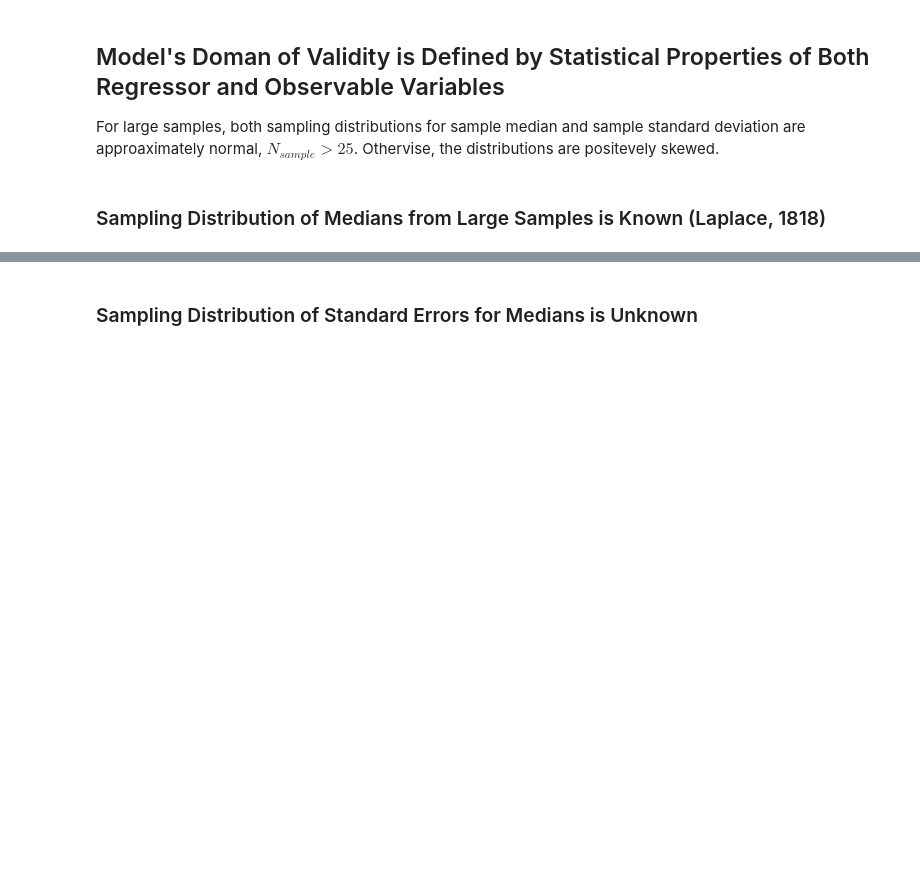
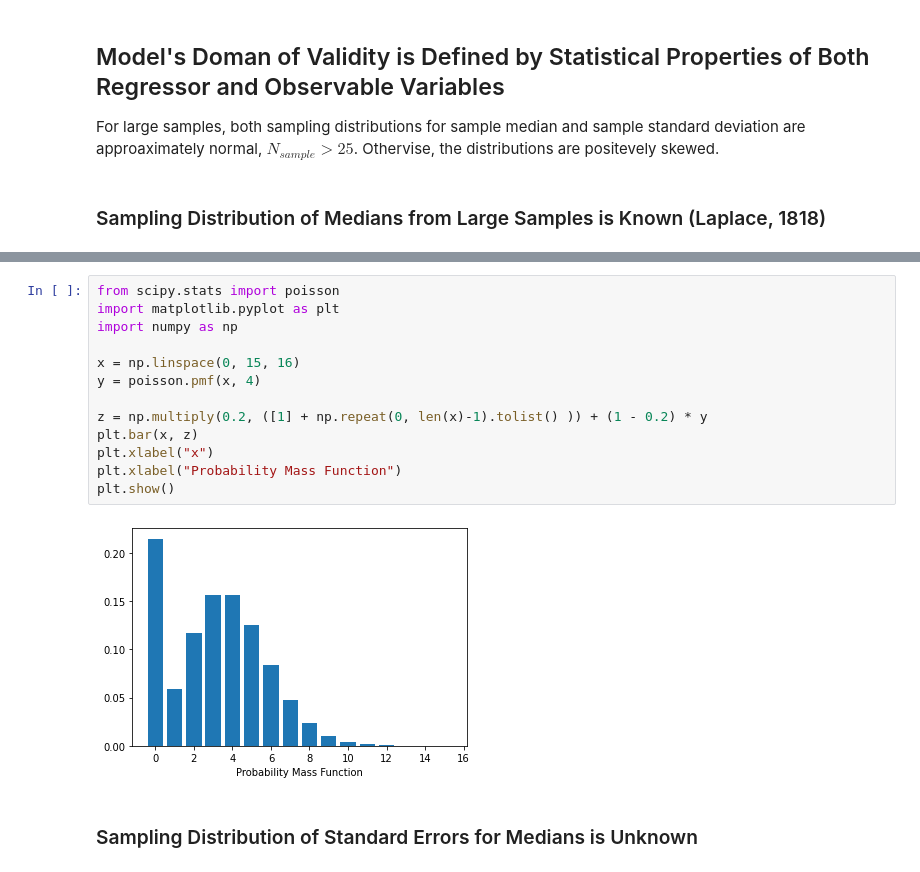
Before and after one commit to evgeni-nikolaev/Springboard, a Jupyter notebook: UNIT_11_5_Springboard_Cortisol_EDA.ipynb, the cells around one changed output, grey strips where cells are left out. Cells and saved outputs as stored; diff of their text form; blank space fills up the shorter version.

```diff
--- a/UNIT_11_5_Springboard_Cortisol_EDA.ipynb
+++ b/UNIT_11_5_Springboard_Cortisol_EDA.ipynb
@@ -782,3 +800,18 @@ Here, $\mathcal{NB}(\cdot, \cdot)$, $\mathcal{LN}(\cdot, \cdot)$, and $\mathcal{
+# %%
+from scipy.stats import poisson
+import matplotlib.pyplot as plt
+import numpy as np
+
+x = np.linspace(0, 15, 16)
+y = poisson.pmf(x, 4)
+
+z = np.multiply(0.2, ([1] + np.repeat(0, len(x)-1).tolist() )) + (1 - 0.2) * y
+plt.bar(x, z)
+plt.xlabel("x")
+plt.xlabel("Probability Mass Function")
+plt.show()
+# %% [output]
+[figure, added]
 # %% [markdown]
 ### Sampling Distribution of Standard Errors for Medians is Unknown
 # %% [markdown]
```
Also changed, not shown: parts of 9 cells of this notebook.
